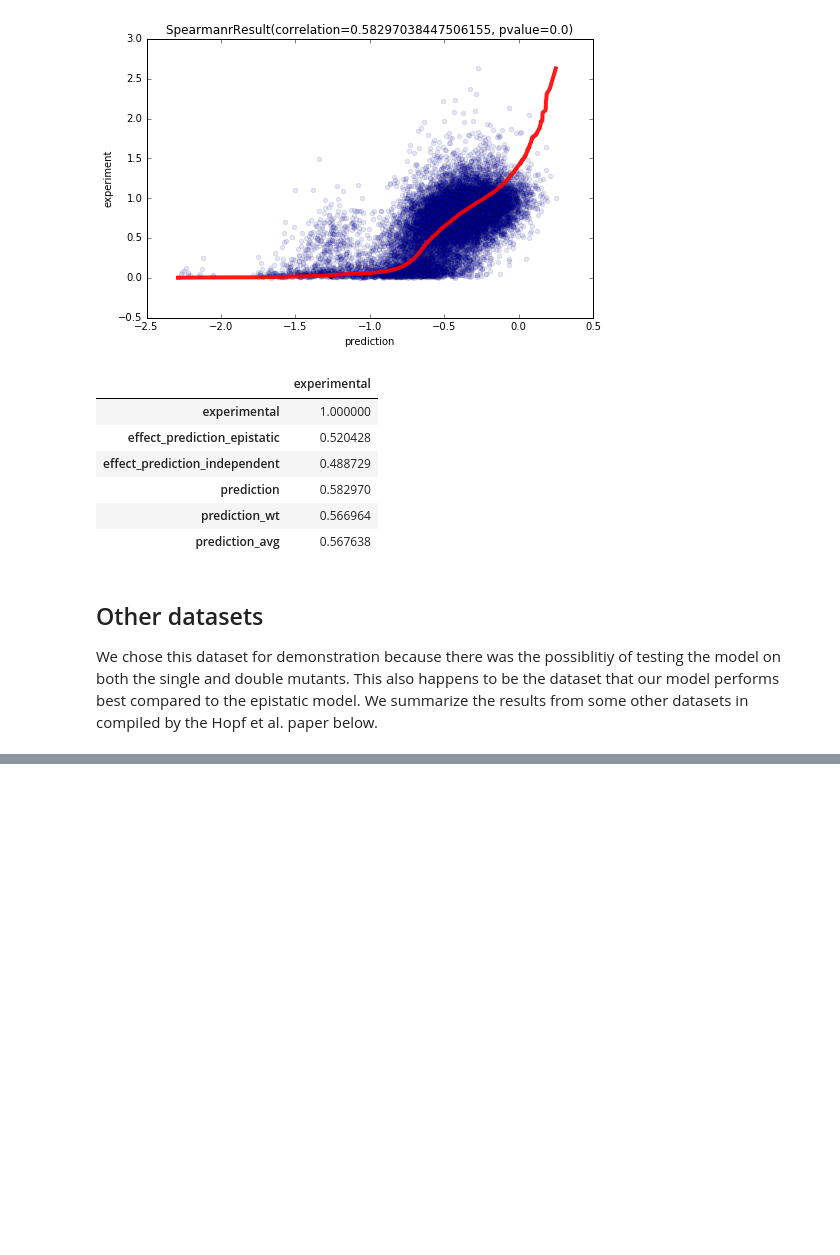
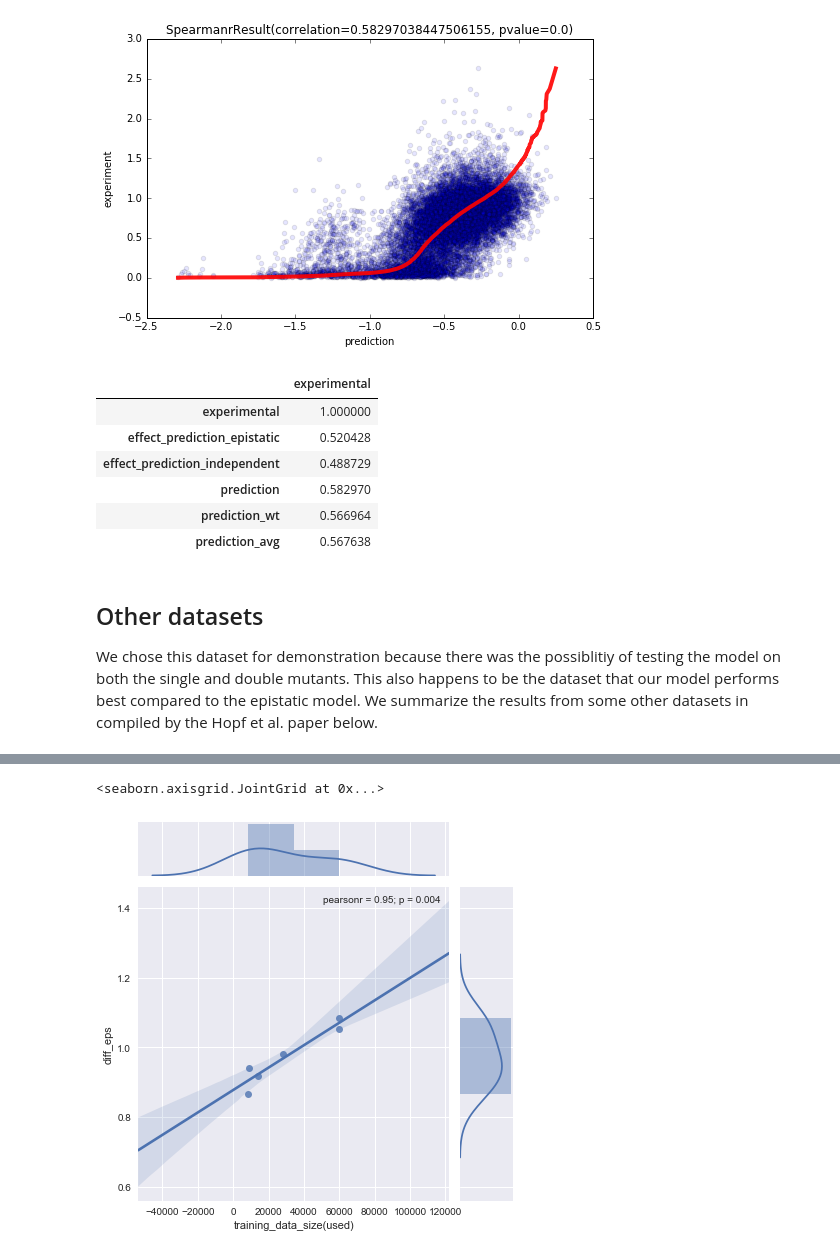
Before and after one commit to samsinai/VAE_protein_function, a Jupyter notebook: VAE_for_protein_function_prediction.ipynb, the cells around one changed output, grey strips where cells are left out. Cells and saved outputs as stored; diff of their text form; code cells hidden in the pictures; blank space fills up the shorter version.

```diff
--- a/VAE_for_protein_function_prediction.ipynb
+++ b/VAE_for_protein_function_prediction.ipynb
@@ -1222,3 +1232,8 @@ meta_data
+# %%
+sns.jointplot(x="training_data_size(used)",y="diff_eps",data=meta_data,kind="reg")
+# %% [output]
+<seaborn.axisgrid.JointGrid at 0x...>
+[figure, added]
 # %%
 #fig = plt.figure()
 fig, ax = plt.subplots(figsize=(8,5))
```
Also changed, not shown: parts of 5 cells of this notebook, 1 other file.
